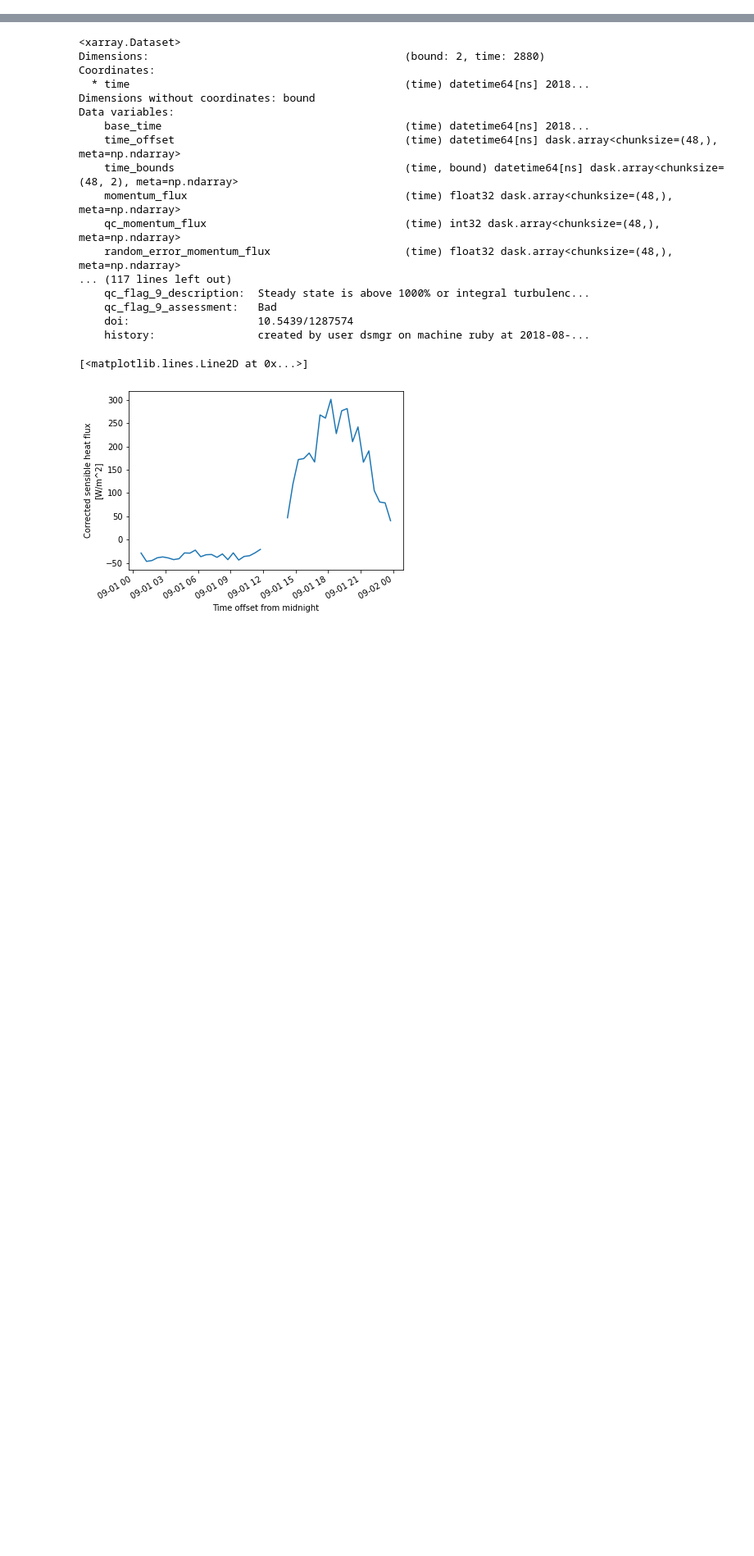
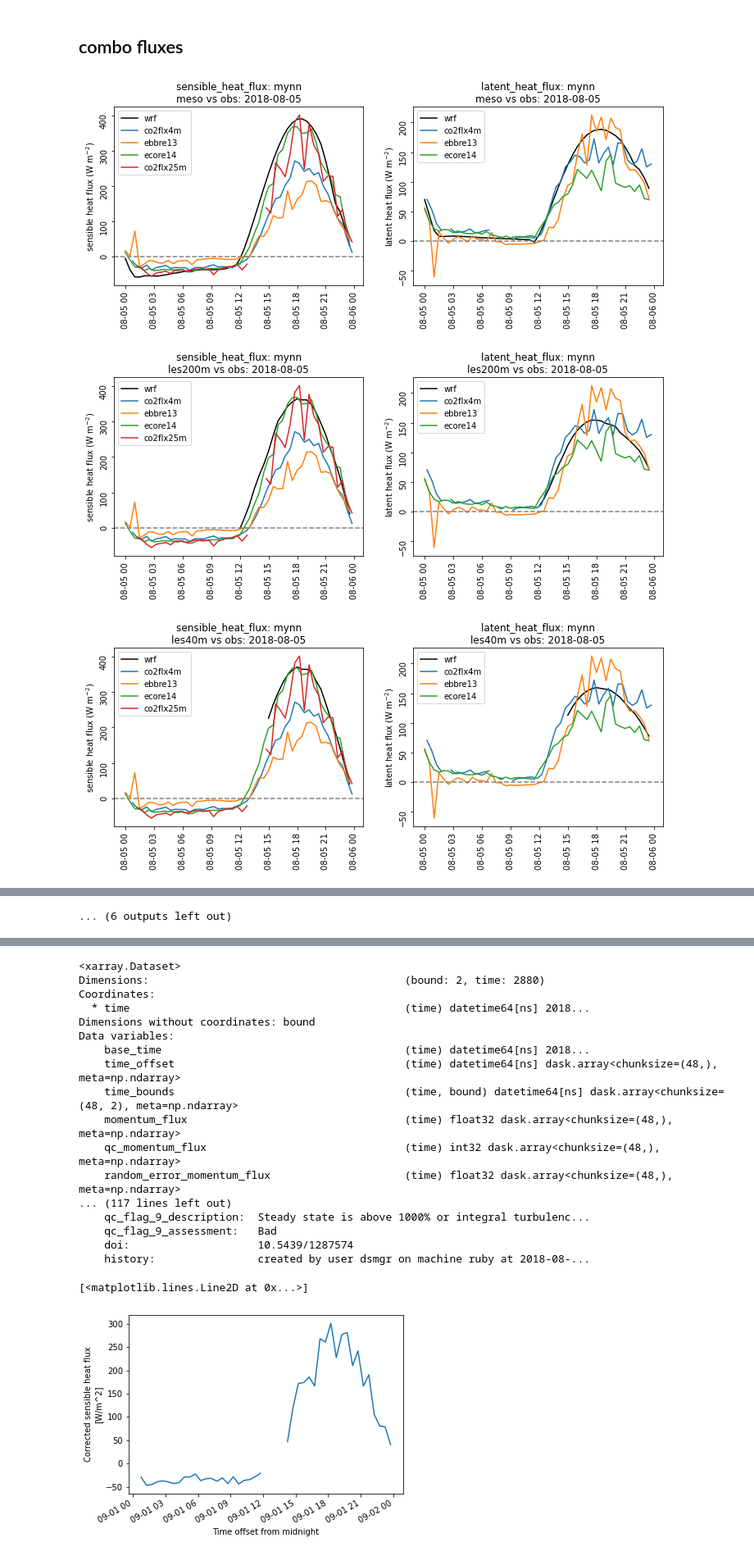
Before and after one commit to joejoeyjoseph/mmc-pnnl-j3, a Jupyter notebook: sgp/eagle/03c_read_j3wrf_meso-les_compare_flux.ipynb, the cells around one changed output, grey strips where cells are left out. Shown at 82% size. Saved outputs shown, nothing was run; the diff lists cells and outputs as text; code cells hidden in the pictures; blank space fills up the shorter version.

```diff
--- a/sgp/eagle/03c_read_j3wrf_meso-les_compare_flux.ipynb
+++ b/sgp/eagle/03c_read_j3wrf_meso-les_compare_flux.ipynb
@@ -44,7 +44,19 @@ co2flx25m_dict = {'hfx': ['sensible_heat_flux', r'sensible heat flux (W m$^{-2}$
 co2flx4m_ncs = obs_dir+'sgpco2flx4mC1.b1/*.nc'
 co2flx4m = xr.open_mfdataset(co2flx4m_ncs)
 co2flx4m_dict = {'hfx': ['sensible_heat_flux', r'sensible heat flux (W m$^{-2}$)'],
-                 'lh': ['latent_heat_flux', 'latent']}
+                 'lh': ['latent_heat_flux', r'latent heat flux (W m$^{-2}$)']}
+
+ebbre13_ncs = obs_dir+'sgp30ebbrE13.b1/*.nc'
+ebbre13 = xr.open_mfdataset(ebbre13_ncs)
+ebbre13_dict = {'hfx': ['sensible_heat_flux', r'sensible heat flux (W m$^{-2}$)'],
+                 'lh': ['latent_heat_flux', r'latent heat flux (W m$^{-2}$)']}
+
+ecore14_ncs = obs_dir+'sgp30ecorE14.b1/*.cdf'
+ecore14 = xr.open_mfdataset(ecore14_ncs)
+ecore14_dict = {'hfx': ['h', r'sensible heat flux (W m$^{-2}$)'],
+                 'lh': ['lv_e', r'latent heat flux (W m$^{-2}$)']}
 
 # 1 obs height in m, to match wrf's heights
 share_height = [4, 25]
+# %% [markdown]
+## combo fluxes
@@ -50,0 +133,12 @@ share_height = [4, 25]
+# %%
+eval_date = '2018-08-05'
+
+for row in ['mynn', 'edmf', 'mynn_all4d-1arcs-topo', 'mynn_d12-9s_d34-1s_lu',
+            'mynn_d123-9s_d4-1s_lu', 'mynn_all4d-9arcs_lu']:
+# for row in ['mynn', 'edmf']:
+    for model in sim_dict.keys():
+        plot_flux(eval_date, row, model)
+# %% [output]
+[figure, added]
+[figure, added]
+[figure, added]
@@ -50,0 +154 @@ share_height = [4, 25]
+... (6 outputs left out)
```
Also changed, not shown: parts of 12 cells of this notebook, 24 other files.
